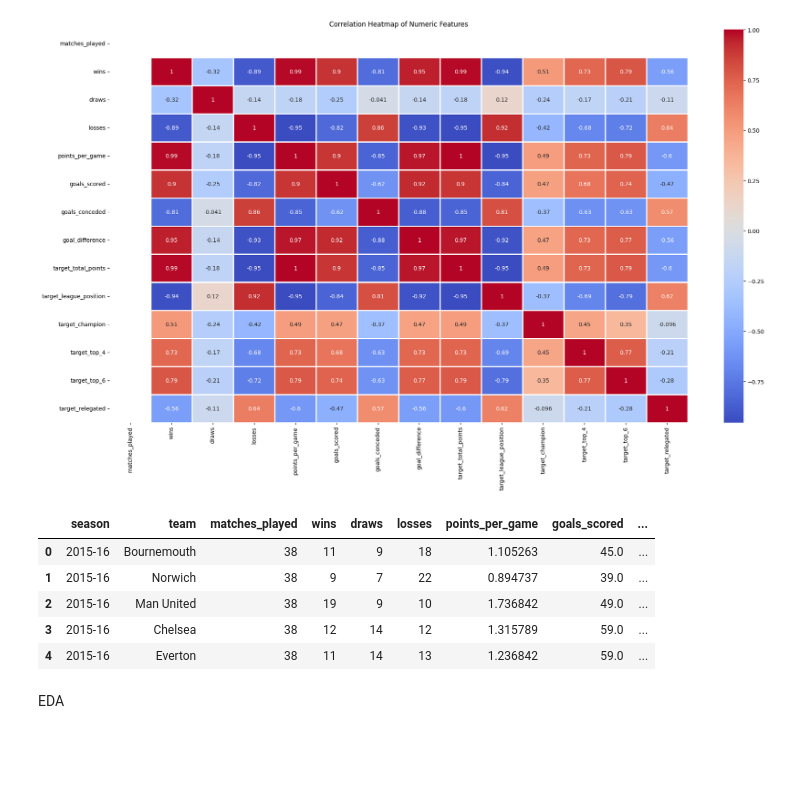
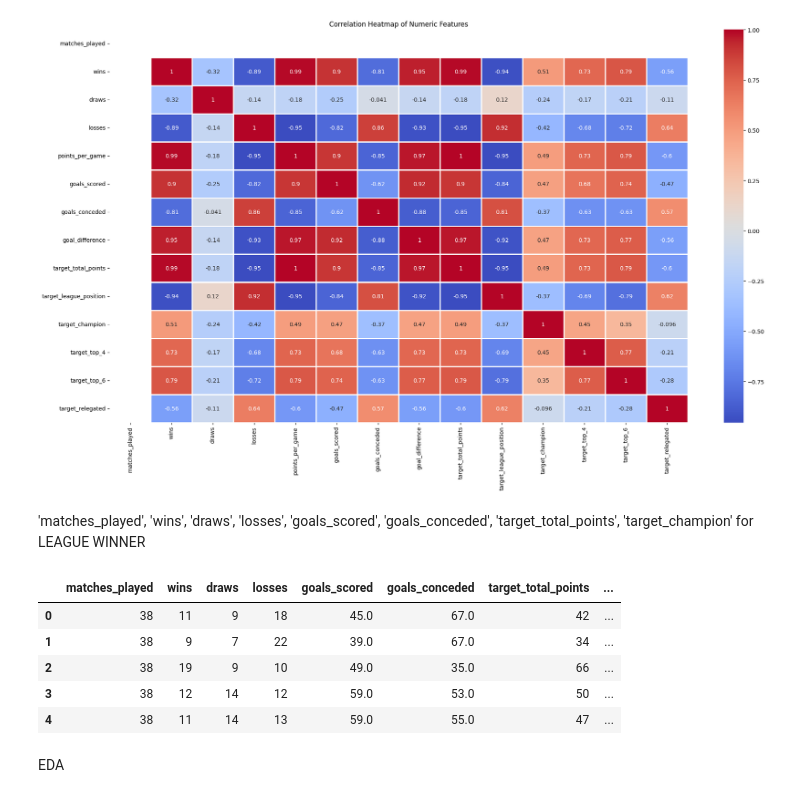
Before and after one commit to springboardmentor345a-create/Projects_2, a Jupyter notebook: EPL_League_Winner.ipynb, the cells around one changed output. Saved outputs shown, nothing was run; the diff lists cells and outputs as text; code cells hidden in the pictures; blank space fills up the shorter version.

```diff
--- a/EPL_League_Winner.ipynb
+++ b/EPL_League_Winner.ipynb
@@ -71,18 +71,36 @@ plt.tight_layout()
 plt.show()
 # %% [output]
 [figure]
-# %%
-columns_to_drop = ['target_total_points', 'target_league_position', 'target_champion', 'target_top_4', 'target_top_6', 'target_relegated']
-league_winner = league_winner.drop(columns=columns_to_drop)
-league_winner.head()
-# based on above columns we will predict "target_total_points"
-# %% [output]
-|  | season | team | matches_played | wins | draws | losses | points_per_game | goals_scored | ... |
-| 0 | 2015-16 | Bournemouth | 38 | 11 | 9 | 18 | 1.105263 | 45.0 | ... |
-| 1 | 2015-16 | Norwich | 38 | 9 | 7 | 22 | 0.894737 | 39.0 | ... |
-| 2 | 2015-16 | Man United | 38 | 19 | 9 | 10 | 1.736842 | 49.0 | ... |
-| 3 | 2015-16 | Chelsea | 38 | 12 | 14 | 12 | 1.315789 | 59.0 | ... |
-| 4 | 2015-16 | Everton | 38 | 11 | 14 | 13 | 1.236842 | 59.0 | ... |
+# %% [markdown]
+'matches_played',
+    'wins',
+    'draws',
+    'losses',
+    'goals_scored',
+    'goals_conceded',
+    'target_total_points',
+    'target_champion' for LEAGUE WINNER
+# %%
+selected_columns = [
+    'matches_played',
+    'wins',
+    'draws',
+    'losses',
+    'goals_scored',
+    'goals_conceded',
+    'target_total_points',
+    'target_champion'
+]
+
+league_winner = league_winner[selected_columns]
+league_winner.head()
+# %% [output]
+|  | matches_played | wins | draws | losses | goals_scored | goals_conceded | target_total_points | ... |
+| 0 | 38 | 11 | 9 | 18 | 45.0 | 67.0 | 42 | ... |
+| 1 | 38 | 9 | 7 | 22 | 39.0 | 67.0 | 34 | ... |
+| 2 | 38 | 19 | 9 | 10 | 49.0 | 35.0 | 66 | ... |
+| 3 | 38 | 12 | 14 | 12 | 59.0 | 53.0 | 50 | ... |
+| 4 | 38 | 11 | 14 | 13 | 59.0 | 55.0 | 47 | ... |
 # %% [markdown]
 EDA
 # %%
```
Also changed, not shown: parts of 5 cells of this notebook.
